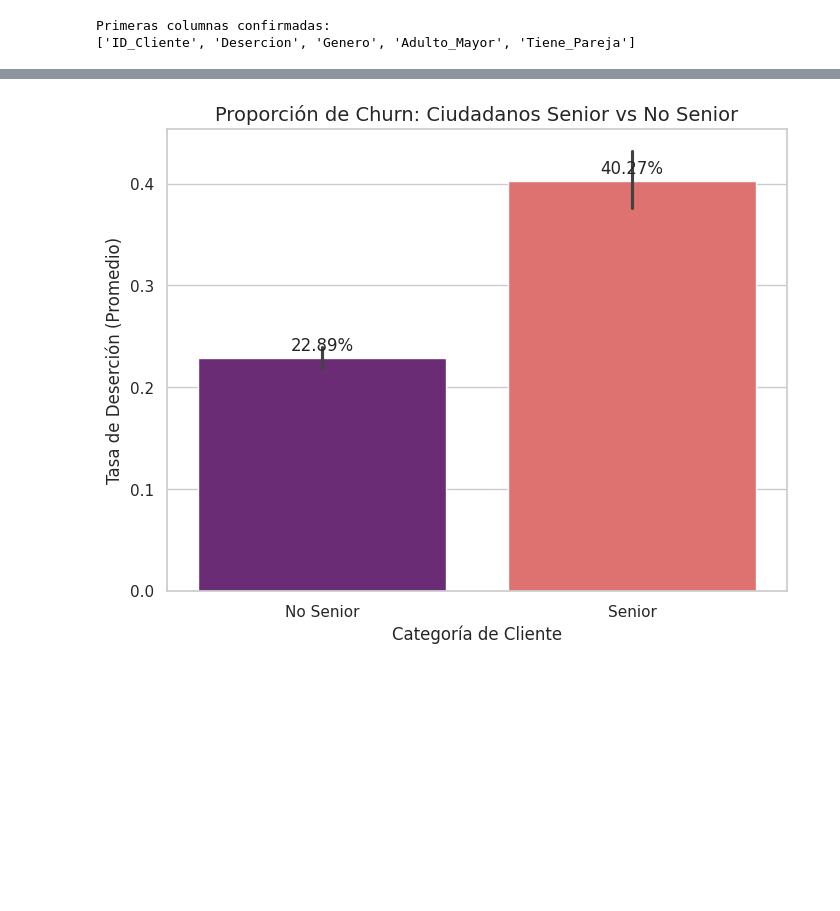
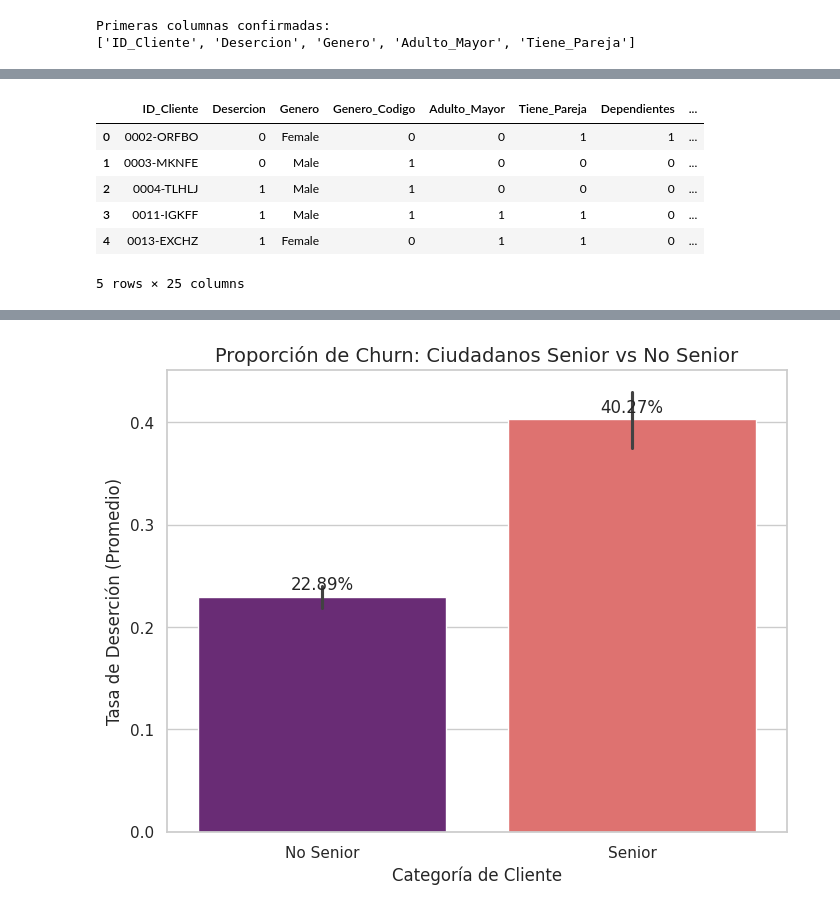
Before and after one commit to lstredel/Challenge-Telecom-X, a Jupyter notebook: Challenge_TelecomX.ipynb, the cells around one changed output, grey strips where cells are left out. Drawn from its saved outputs; the diff is of its cells as text; code cells hidden in the pictures; blank space fills up the shorter version.

```diff
--- a/Challenge_TelecomX.ipynb
+++ b/Challenge_TelecomX.ipynb
@@ -489,0 +638,31 @@ Primeras columnas confirmadas:
+# %%
+# Definimos el orden lógico: Columna Original seguida de su Código
+nuevo_orden = [
+    'ID_Cliente','Desercion',
+    'Genero', 'Genero_Codigo',
+    'Adulto_Mayor', 'Tiene_Pareja', 'Dependientes', 'Meses_Permanencia',
+    'Servicio_Telefonico', 'Lineas_Multiples',
+    'Tipo_Internet', 'Tipo_Internet_Codigo',
+    'Seguridad_Online', 'Respaldo_Online', 'Proteccion_Dispositivo',
+    'Soporte_Tecnico', 'Streaming_TV', 'Streaming_Peliculas',
+    'Tipo_Contrato', 'Tipo_Contrato_Codigo',
+    'Factura_Digital',
+    'Metodo_Pago', 'Metodo_Pago_Codigo',
+    'Cargos_Mensuales', 'Cargos_Totales',
+
+]
+
+
+# Reordenamos el DataFrame (asegúrate de incluir todas las columnas que tengas)
+df = df[nuevo_orden]
+
+# Visualizamos las primeras filas para confirmar el orden
+display(df.head())
+# %% [output]
+|  | ID_Cliente | Desercion | Genero | Genero_Codigo | Adulto_Mayor | Tiene_Pareja | Dependientes | ... |
+| 0 | 0002-ORFBO | 0 | Female | 0 | 0 | 1 | 1 | ... |
+| 1 | 0003-MKNFE | 0 | Male | 1 | 0 | 0 | 0 | ... |
+| 2 | 0004-TLHLJ | 1 | Male | 1 | 0 | 0 | 0 | ... |
+| 3 | 0011-IGKFF | 1 | Male | 1 | 1 | 1 | 0 | ... |
+| 4 | 0013-EXCHZ | 1 | Female | 0 | 1 | 1 | 0 | ... |
+5 rows × 25 columns
```
Also changed, not shown: parts of 64 cells of this notebook.
